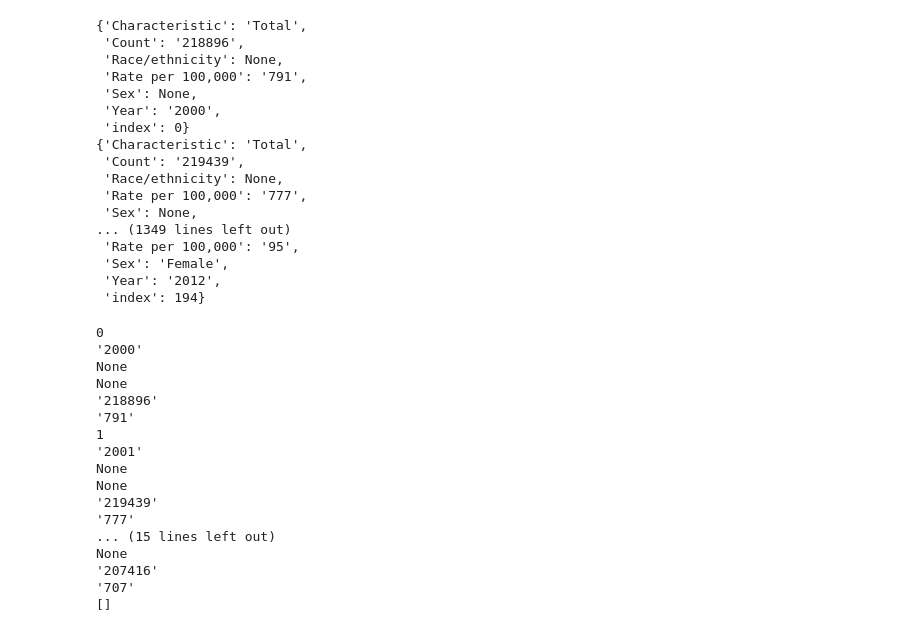
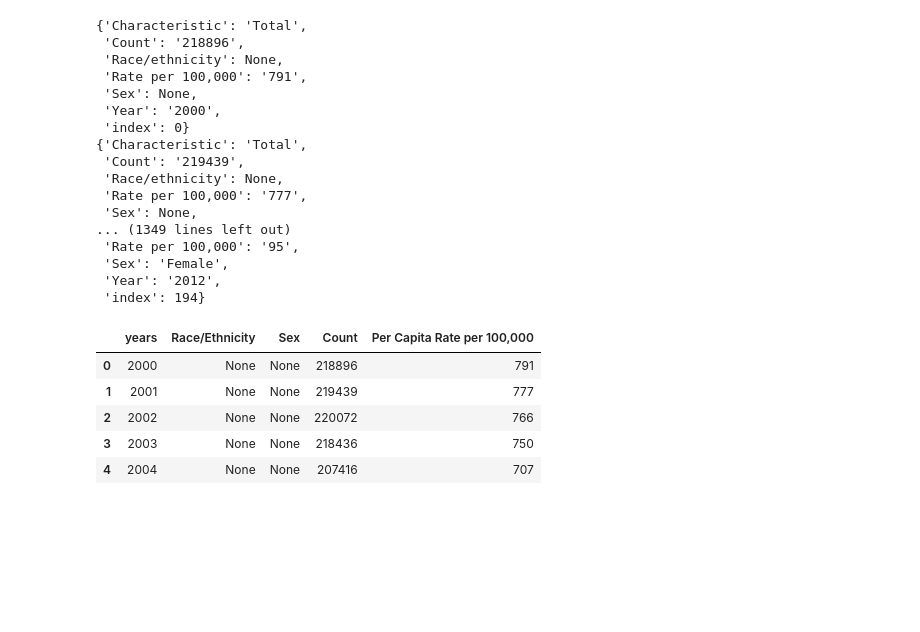
Before and after one commit to callanyan/BootCamp_GroupProjecT_Team5-by-5, a Jupyter notebook: Imprisonment_Get.ipynb, the cells around one changed output. Cells and saved outputs as stored; diff of their text form; code cells hidden in the pictures; blank space fills up the shorter version.

Commit message:
get of imprisonment code now works

```diff
--- a/Imprisonment_Get.ipynb
+++ b/Imprisonment_Get.ipynb
@@ -14,15 +14,8 @@ Imprisonment_url = baseUrl + apiKey + "&" + perPage
 
 ImprisonmentData = requests.get(url).json()
 
-Imprisonment_length = len(ImprisonmentData["resources"])
-Imprisonment_length
-
-
 for i in range(Imprisonment_length):
-    try:
-        pprint(ImprisonmentData["resources"][i])
-    except:
-        errorList.append(i)
+    pprint(ImprisonmentData["resources"][i])
 # %% [output]
 {'Characteristic': 'Total',
  'Count': '218896',
@@ -41,13 +34,45 @@ for i in range(Imprisonment_length):
  'Sex': 'Female',
  'Year': '2012',
  'index': 194}
+# %%
+Imprisonment_length = len(ImprisonmentData["resources"])
+Imprisonment_length
+
+YearList = []
+RaceEthnicityList = []
+SexLists = []
+CountList = []
+CountPerCapitaList = []
+
+for i in range (194):
+    YearList.append(ImprisonmentData["resources"][i]["Year"])
+    RaceEthnicityList.append(ImprisonmentData["resources"][i]["Race/ethnicity"])
+    SexLists.append(ImprisonmentData["resources"][i]["Sex"])
+    CountList.append(ImprisonmentData["resources"][i]["Count"])
+    CountPerCapitaList.append(ImprisonmentData["resources"][i]["Rate per 100,000"])
+        #YearList
+
+ImprisonmentDf = pd.DataFrame({
+    "years" : YearList,
+    "Race/Ethnicity" : RaceEthnicityList,
+    "Sex" : SexLists,
+    "Count" : CountList,
+    "Per Capita Rate per 100,000" : CountPerCapitaList
+})
+ImprisonmentDf.head()
+# %% [output]
+|  | years | Race/Ethnicity | Sex | Count | Per Capita Rate per 100,000 |
+| 0 | 2000 | None | None | 218896 | 791 |
+| 1 | 2001 | None | None | 219439 | 777 |
+| 2 | 2002 | None | None | 220072 | 766 |
+| 3 | 2003 | None | None | 218436 | 750 |
+| 4 | 2004 | None | None | 207416 | 707 |
 # %%
 errorList = []
 YearList = []
-for i in range(5):
+for i in range(0):
     #ImprisonmentDf = pd.DataFrame({
         pprint(ImprisonmentData["resources"][i]["index"])
-        #YearList.append((ImprisonmentData["resources"][i]["Year"]))
         pprint(ImprisonmentData["resources"][i]["Year"])
         pprint(ImprisonmentData["resources"][i]["Race/ethnicity"])
         pprint(ImprisonmentData["resources"][i]["Sex"])
@@ -56,22 +81,4 @@ for i in range(5):
     #}#, index=[0]
     #)
 print(YearList)
-# %% [output]
-0
-'2000'
-None
-None
-'218896'
-'791'
-1
-'2001'
-None
-None
-'219439'
-'777'
-... (15 lines left out)
-None
-'207416'
-'707'
-[]
 # %%
```
Also changed, not shown: parts of 2 cells of this notebook.
